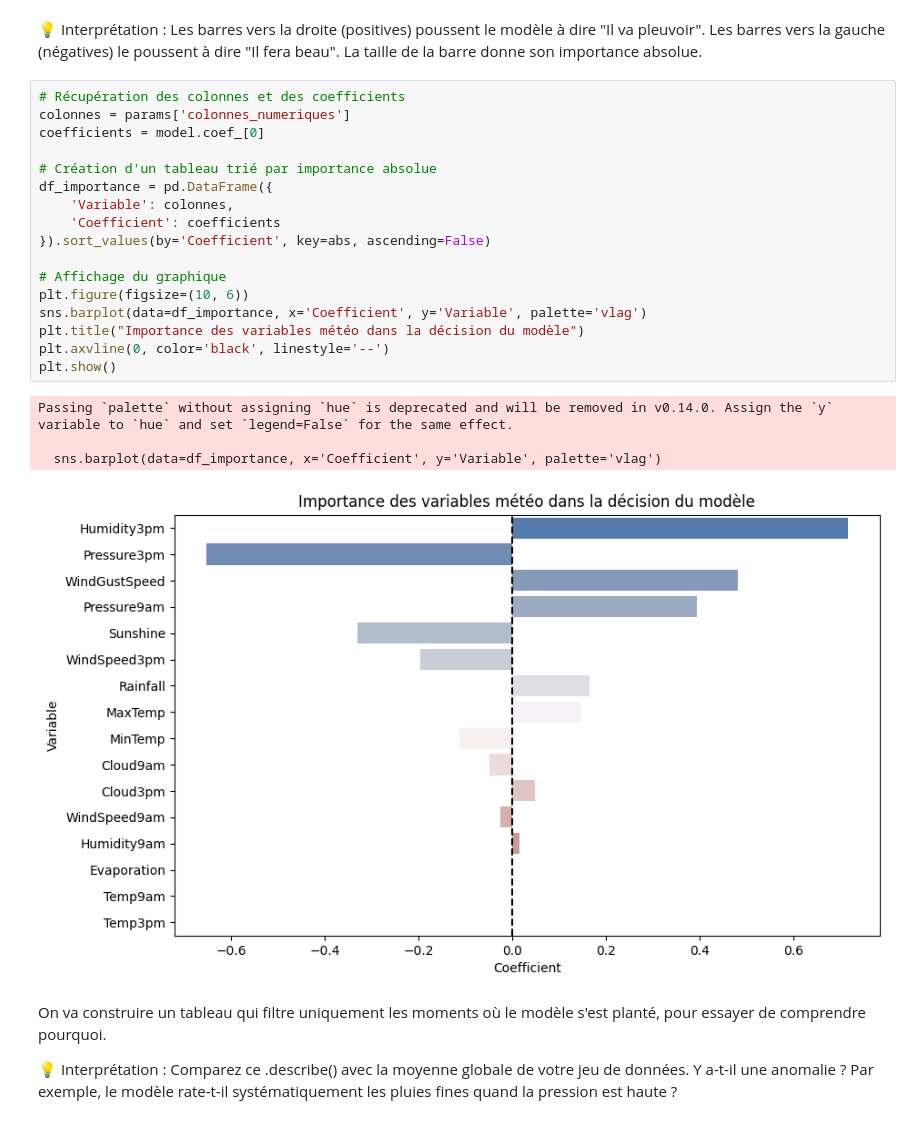
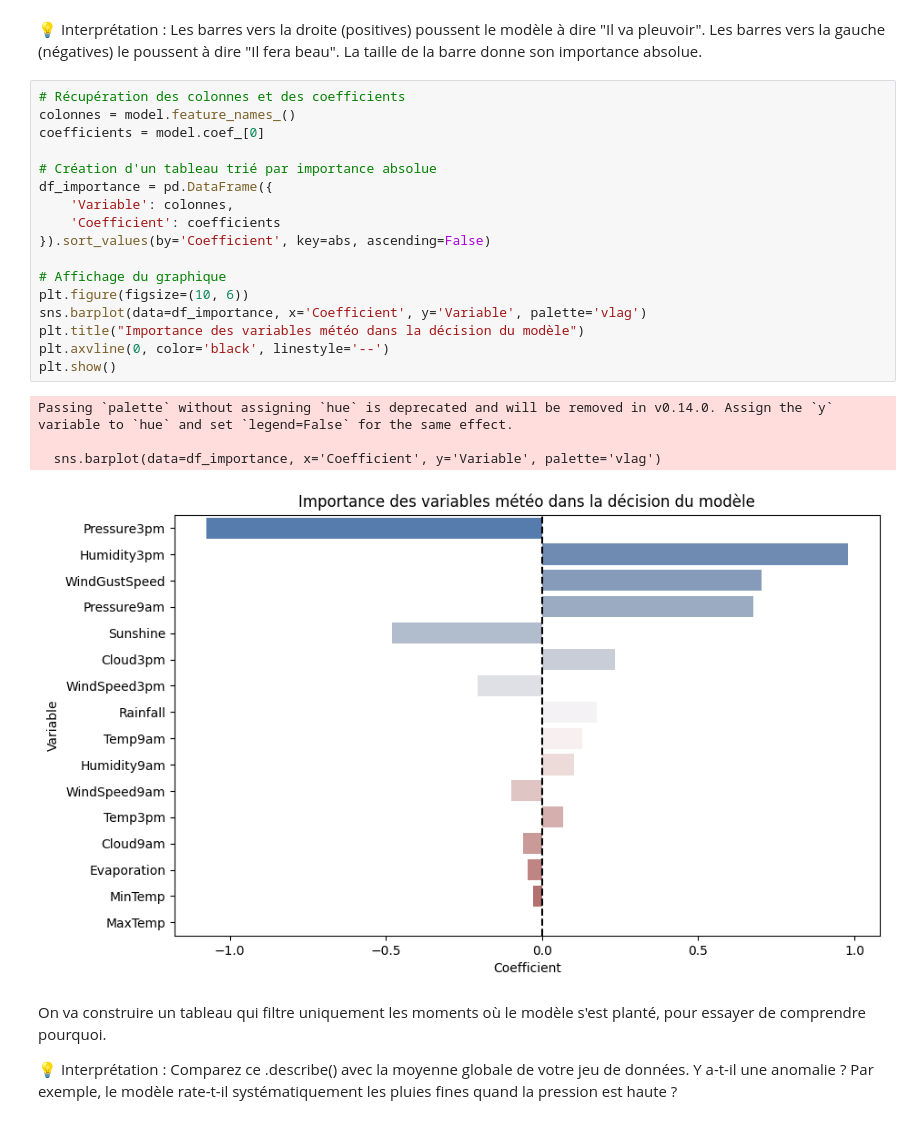
Before and after one commit to Andy8KAKEU/Rain-prediction, a Jupyter notebook: notebooks/interpretation_logistic.ipynb, the cells around one changed output. Saved outputs shown, nothing was run; the diff lists cells and outputs as text.

```diff
--- a/notebooks/interpretation_logistic.ipynb
+++ b/notebooks/interpretation_logistic.ipynb
@@ -41,26 +42,26 @@ Taille du jeu de test : 28439 lignes
 💡 Interprétation : Les barres vers la droite (positives) poussent le modèle à dire "Il va pleuvoir". Les barres vers la gauche (négatives) le poussent à dire "Il fera beau". La taille de la barre donne son importance absolue.
 # %%
 # Récupération des colonnes et des coefficients
-colonnes = params['colonnes_numeriques']
+colonnes = model.feature_names_()
 coefficients = model.coef_[0]
 
 # Création d'un tableau trié par importance absolue
 df_importance = pd.DataFrame({
     'Variable': colonnes,
     'Coefficient': coefficients
 }).sort_values(by='Coefficient', key=abs, ascending=False)
 
 # Affichage du graphique
 plt.figure(figsize=(10, 6))
 sns.barplot(data=df_importance, x='Coefficient', y='Variable', palette='vlag')
 plt.title("Importance des variables météo dans la décision du modèle")
 plt.axvline(0, color='black', linestyle='--')
 plt.show()
 # %% [output]
 Passing `palette` without assigning `hue` is deprecated and will be removed in v0.14.0. Assign the `y` variable to `hue` and set `legend=False` for the same effect.
 
   sns.barplot(data=df_importance, x='Coefficient', y='Variable', palette='vlag')
-[figure, old version]
+[figure, new version]
 # %% [markdown]
 On va construire un tableau qui filtre uniquement les moments où le modèle s'est planté, pour essayer de comprendre pourquoi.
 
```
Also changed, not shown: parts of 3 cells of this notebook, 8 other files.
